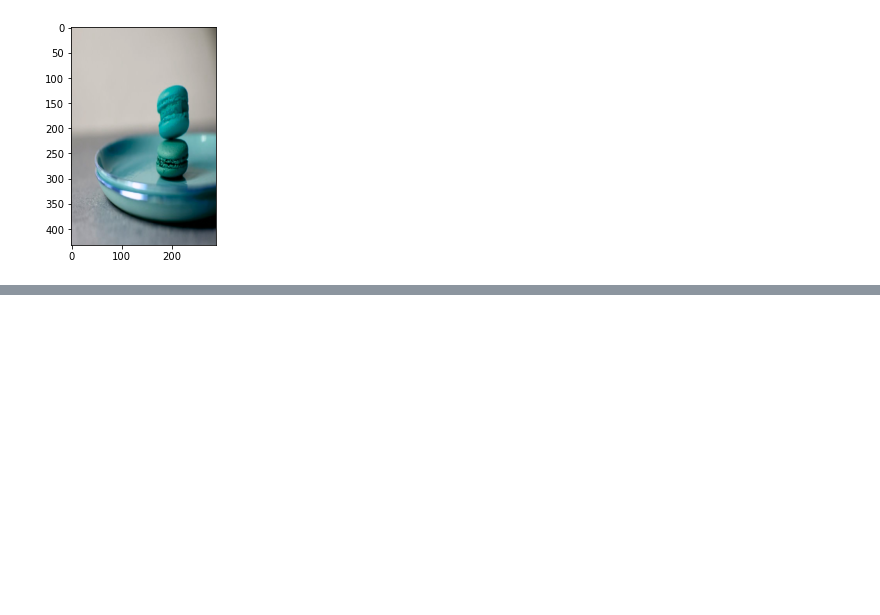
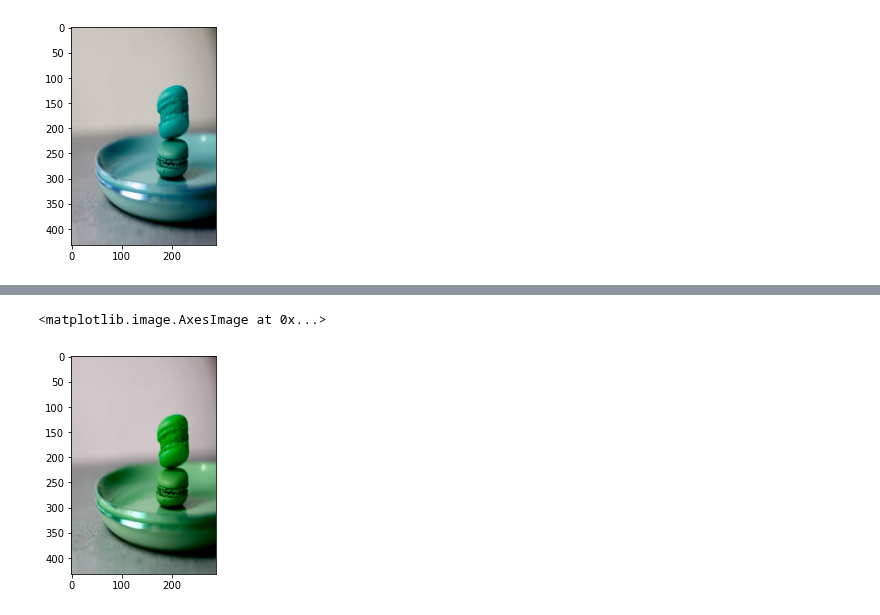
Before and after one commit to danielgafni/repalette, a Jupyter notebook: notebooks/dataset.ipynb, the cells around one changed output, grey strips where cells are left out. Saved outputs shown, nothing was run; the diff lists cells and outputs as text; code cells hidden in the pictures; blank space fills up the shorter version.

```diff
--- a/notebooks/dataset.ipynb
+++ b/notebooks/dataset.ipynb
@@ -159,0 +174,5 @@ plt.imshow(lab2rgb(palette_2.permute(1, 2, 0)))
+# %%
+plt.imshow(lab2rgb(image_2.permute(1, 2, 0)))
+# %% [output]
+<matplotlib.image.AxesImage at 0x...>
+[figure, added]
```
Also changed, not shown: parts of 7 cells of this notebook, 4 other files.
